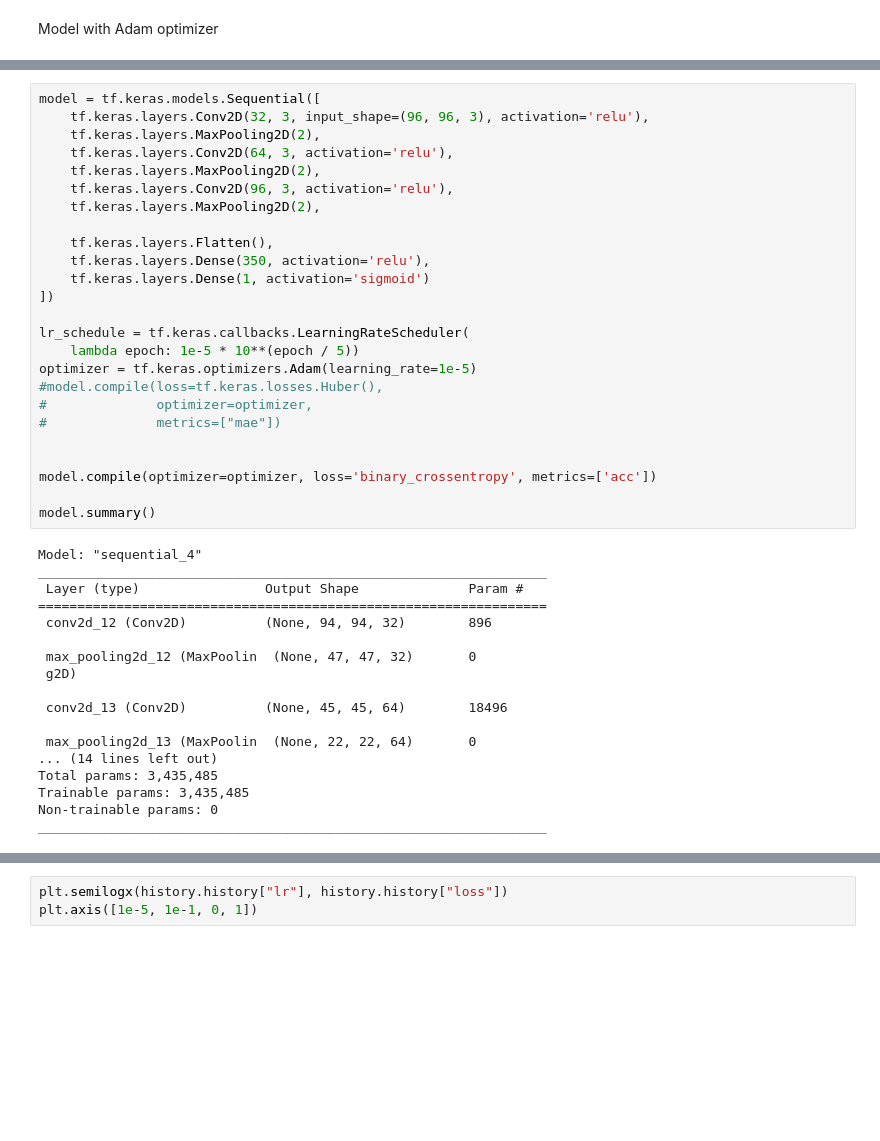
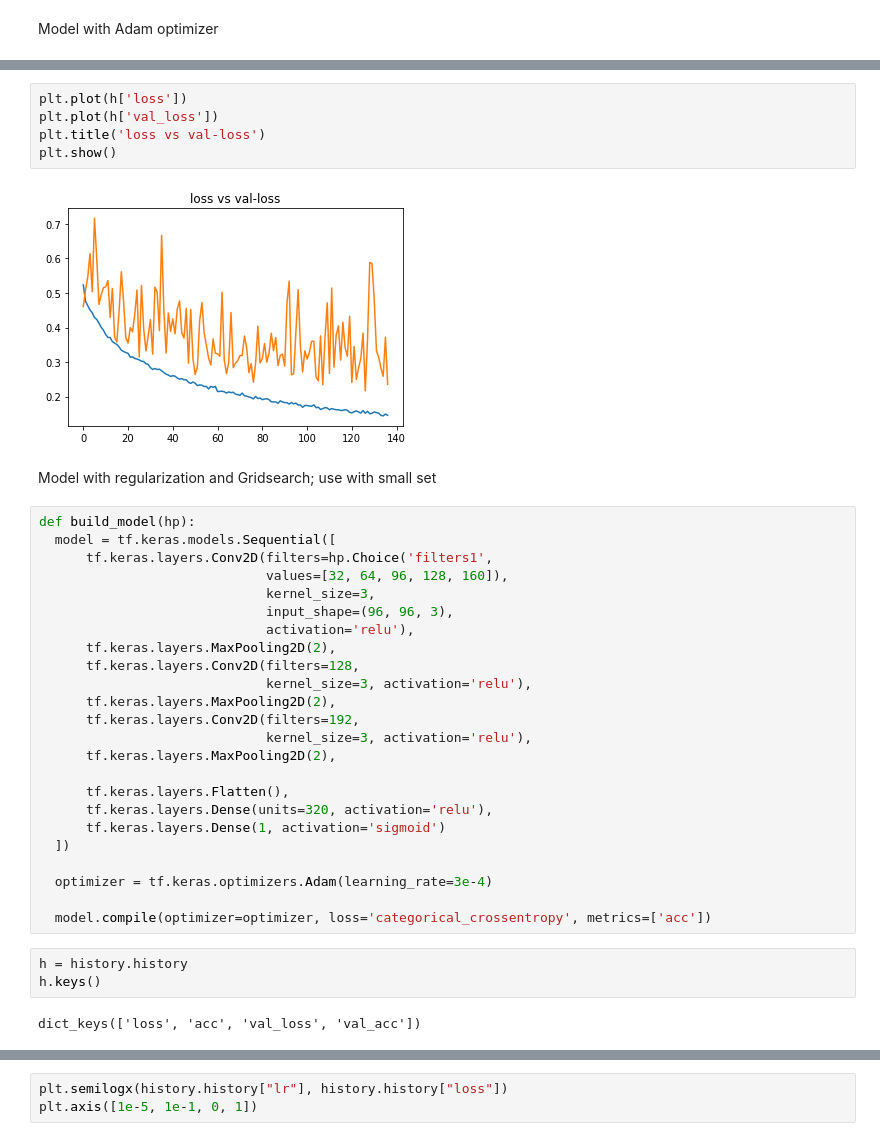
Before and after one commit to clyde2020/ML_Portfolio, a Jupyter notebook: Kaggle_Histopathologic_Cancer_Detection.ipynb, the cells around one changed output, grey strips where cells are left out. Drawn from its saved outputs; the diff is of its cells as text; blank space fills up the shorter version.

```diff
--- a/Kaggle_Histopathologic_Cancer_Detection.ipynb
+++ b/Kaggle_Histopathologic_Cancer_Detection.ipynb
@@ -195,43 +247,39 @@ Model with Adam optimizer
+# %%
+plt.plot(h['loss'])
+plt.plot(h['val_loss'])
+plt.title('loss vs val-loss')
+plt.show()
+# %% [output]
+[figure, added]
+# %% [markdown]
+Model with regularization and Gridsearch;
+use with small set
 # %%
-model = tf.keras.models.Sequential([
-    tf.keras.layers.Conv2D(32, 3, input_shape=(96, 96, 3), activation='relu'),
-    tf.keras.layers.MaxPooling2D(2),
-    tf.keras.layers.Conv2D(64, 3, activation='relu'),
-    tf.keras.layers.MaxPooling2D(2),
-    tf.keras.layers.Conv2D(96, 3, activation='relu'),
-    tf.keras.layers.MaxPooling2D(2),
+def build_model(hp):
+  model = tf.keras.models.Sequential([
+      tf.keras.layers.Conv2D(filters=hp.Choice('filters1',
+                             values=[32, 64, 96, 128, 160]),
+                             kernel_size=3,
+                             input_shape=(96, 96, 3),
+                             activation='relu'),
+      tf.keras.layers.MaxPooling2D(2),
+      tf.keras.layers.Conv2D(filters=128,
+                             kernel_size=3, activation='relu'),
+      tf.keras.layers.MaxPooling2D(2),
+      tf.keras.layers.Conv2D(filters=192,
+                             kernel_size=3, activation='relu'),
+      tf.keras.layers.MaxPooling2D(2),
 
-    tf.keras.layers.Flatten(),
-    tf.keras.layers.Dense(350, activation='relu'),
-    tf.keras.layers.Dense(1, activation='sigmoid')
-])
+      tf.keras.layers.Flatten(),
+      tf.keras.layers.Dense(units=320, activation='relu'),
+      tf.keras.layers.Dense(1, activation='sigmoid')
+  ])
 
-lr_schedule = tf.keras.callbacks.LearningRateScheduler(
-    lambda epoch: 1e-5 * 10**(epoch / 5))
-optimizer = tf.keras.optimizers.Adam(learning_rate=1e-5)
-#model.compile(loss=tf.keras.losses.Huber(),
-#              optimizer=optimizer,
-#              metrics=["mae"])
+  optimizer = tf.keras.optimizers.Adam(learning_rate=3e-4)
 
-
-model.compile(optimizer=optimizer, loss='binary_crossentropy', metrics=['acc'])
-
-model.summary()
+  model.compile(optimizer=optimizer, loss='categorical_crossentropy', metrics=['acc'])
-# %% [output]
-Model: "sequential_4"
-_________________________________________________________________
- Layer (type)                Output Shape              Param #
-=================================================================
- conv2d_12 (Conv2D)          (None, 94, 94, 32)        896
-
- max_pooling2d_12 (MaxPoolin  (None, 47, 47, 32)       0
- g2D)
-
- conv2d_13 (Conv2D)          (None, 45, 45, 64)        18496
-
- max_pooling2d_13 (MaxPoolin  (None, 22, 22, 64)       0
-... (14 lines left out)
-Total params: 3,435,485
-Trainable params: 3,435,485
-Non-trainable params: 0
-_________________________________________________________________
+# %%
+h = history.history
+h.keys()
+# %% [output]
+dict_keys(['loss', 'acc', 'val_loss', 'val_acc'])
```
Also changed, not shown: parts of 44 cells of this notebook.
